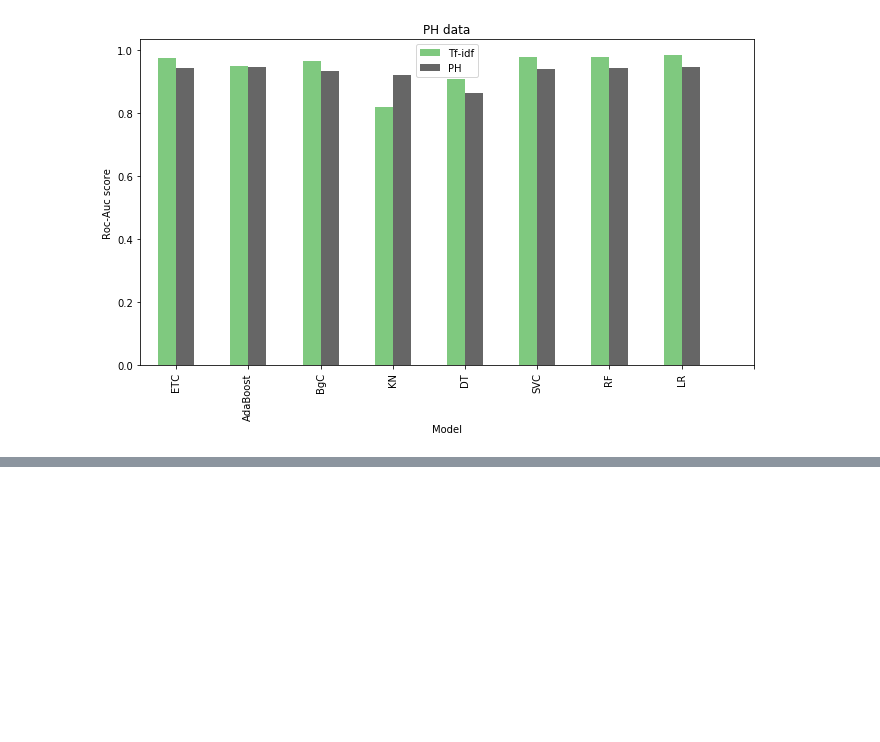
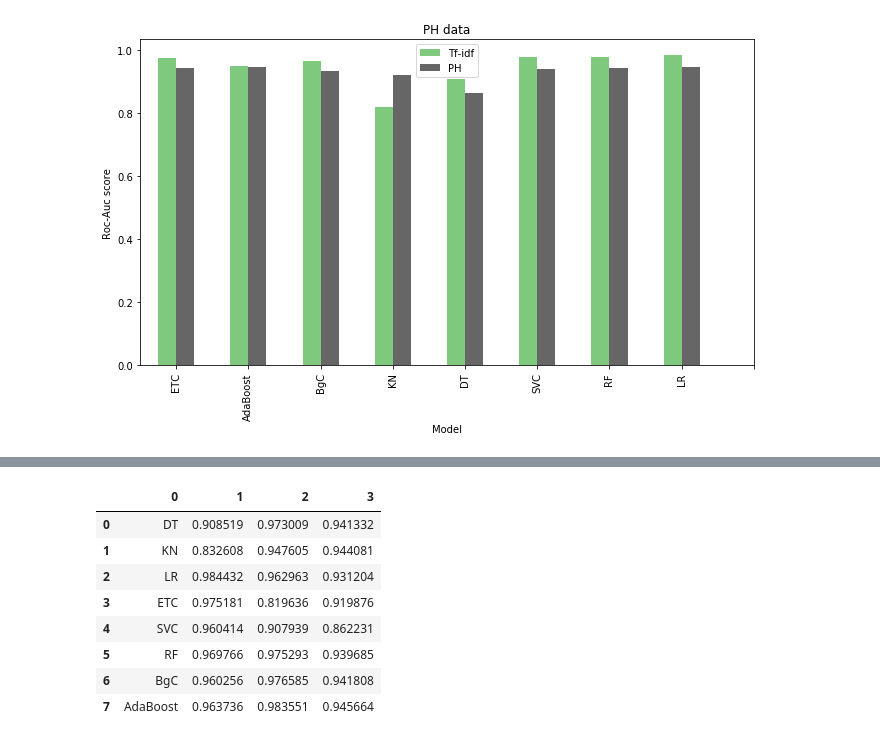
Before and after one commit to alexeykosh/2018-persistent-homology-NLP, a Jupyter notebook: model_test.ipynb, the cells around one changed output, grey strips where cells are left out. Cells and saved outputs as stored; diff of their text form; code cells hidden in the pictures; blank space fills up the shorter version.

```diff
--- a/model_test.ipynb
+++ b/model_test.ipynb
@@ -252,0 +351,9 @@ plt.show()
+# %%
+pred_scores_tdidf = [('ETC', 0.9730094729919424),
+('AdaBoost', 0.94760455626051476),
+('BgC', 0.96296286586115054),
+('KN', 0.81963648864078364),
+('DT', 0.9079393535993221),
+('SVC', 0.97529289892127413),
+('RF', 0.97658532331903503),
+('LR', 0.98355075588543495)]
@@ -252,0 +376,12 @@ plt.show()
+# %%
+a
+# %% [output]
+|  | 0 | 1 | 2 | 3 |
+| 0 | DT | 0.908519 | 0.973009 | 0.941332 |
+| 1 | KN | 0.832608 | 0.947605 | 0.944081 |
+| 2 | LR | 0.984432 | 0.962963 | 0.931204 |
+| 3 | ETC | 0.975181 | 0.819636 | 0.919876 |
+| 4 | SVC | 0.960414 | 0.907939 | 0.862231 |
+| 5 | RF | 0.969766 | 0.975293 | 0.939685 |
+| 6 | BgC | 0.960256 | 0.976585 | 0.941808 |
+| 7 | AdaBoost | 0.963736 | 0.983551 | 0.945664 |
```
Also changed, not shown: parts of 16 cells of this notebook.
